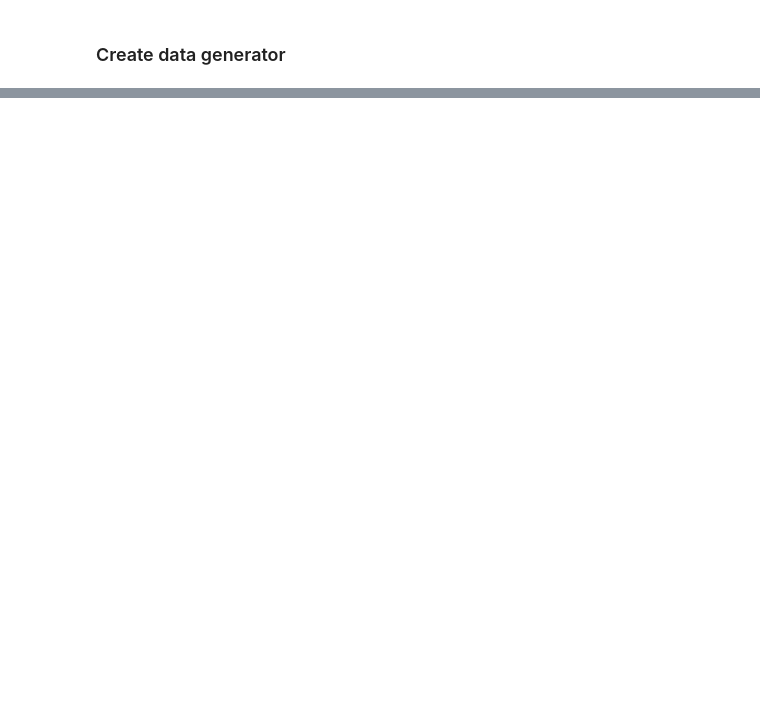
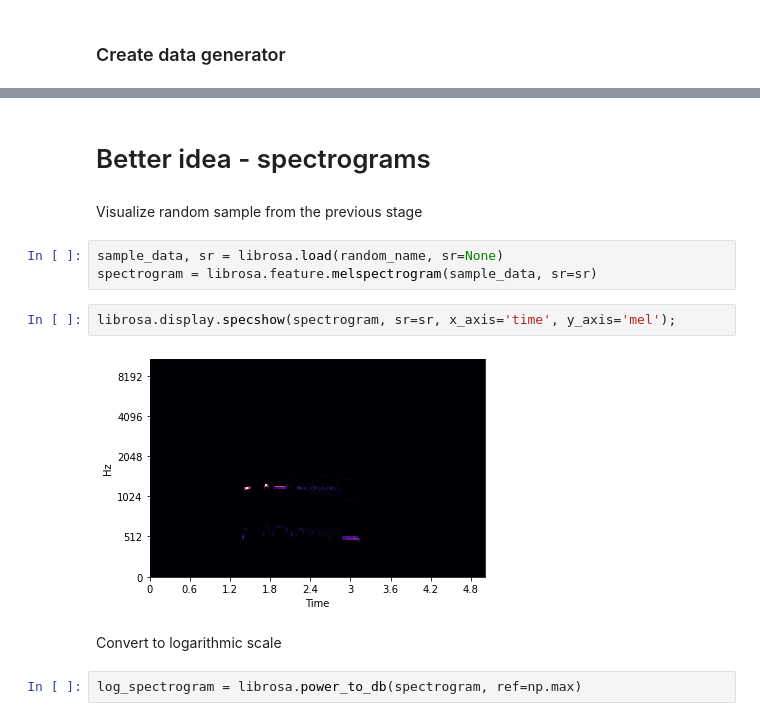
Before and after one commit to Gooogr/Book_Ian_Pointer_PyTorch_for_DL, a Jupyter notebook: Chapter 6. Sounds.ipynb, the cells around one changed output, grey strips where cells are left out. Cells and saved outputs as stored; diff of their text form; blank space fills up the shorter version.

```diff
--- a/Chapter 6. Sounds.ipynb
+++ b/Chapter 6. Sounds.ipynb
@@ -92,0 +291,15 @@ test_loader = DataLoader(ESC50(DATASET_PATH, subset_name='test'), batch_size=BAT
+# %% [markdown]
+# Better idea - spectrograms
+# %% [markdown]
+Visualize random sample from the previous stage
+# %%
+sample_data, sr = librosa.load(random_name, sr=None)
+spectrogram = librosa.feature.melspectrogram(sample_data, sr=sr)
+# %%
+librosa.display.specshow(spectrogram, sr=sr, x_axis='time', y_axis='mel');
+# %% [output]
+[figure, added]
+# %% [markdown]
+Convert to logarithmic scale
+# %%
+log_spectrogram = librosa.power_to_db(spectrogram, ref=np.max)
```
Also changed, not shown: parts of 33 cells of this notebook, 1 other file.
